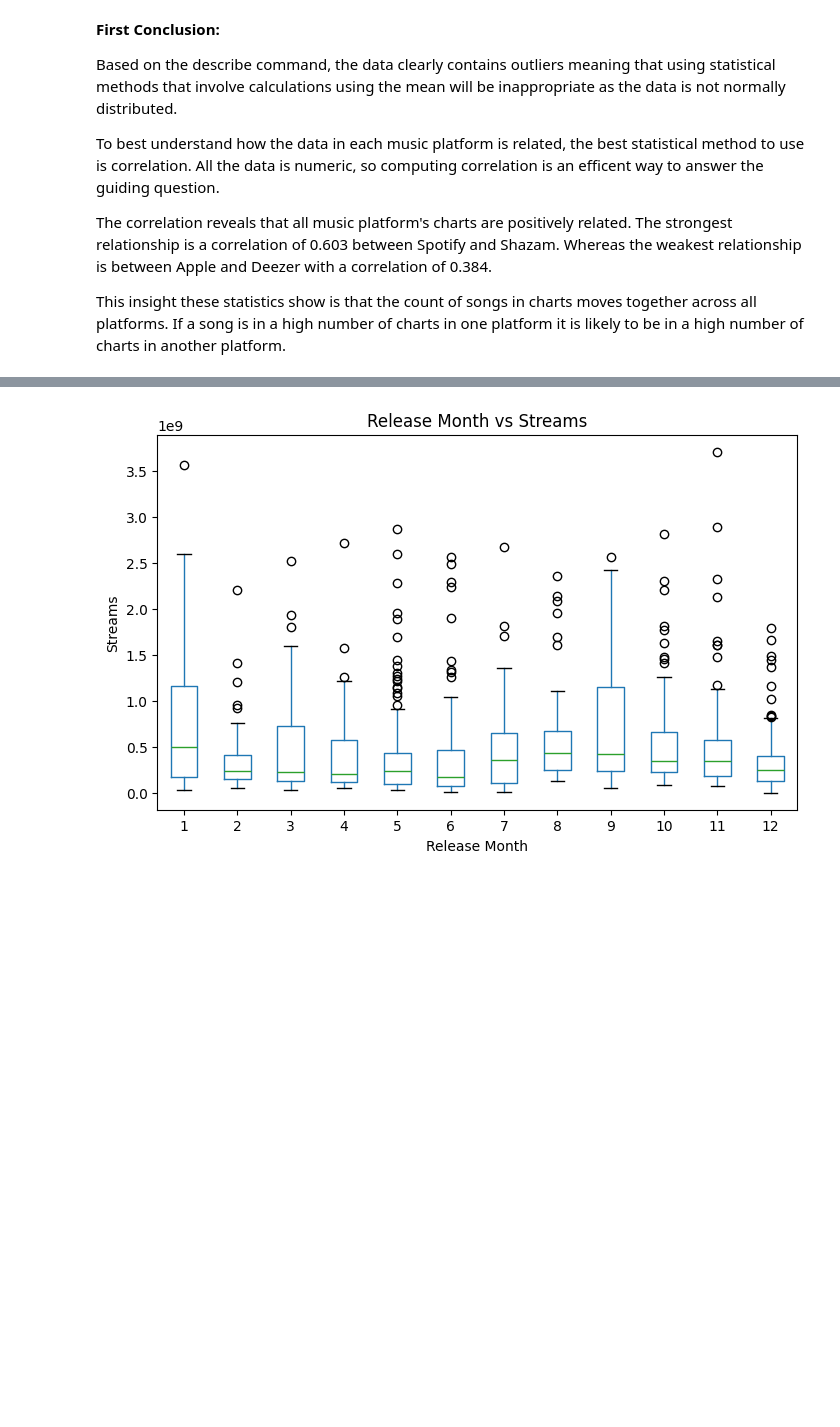
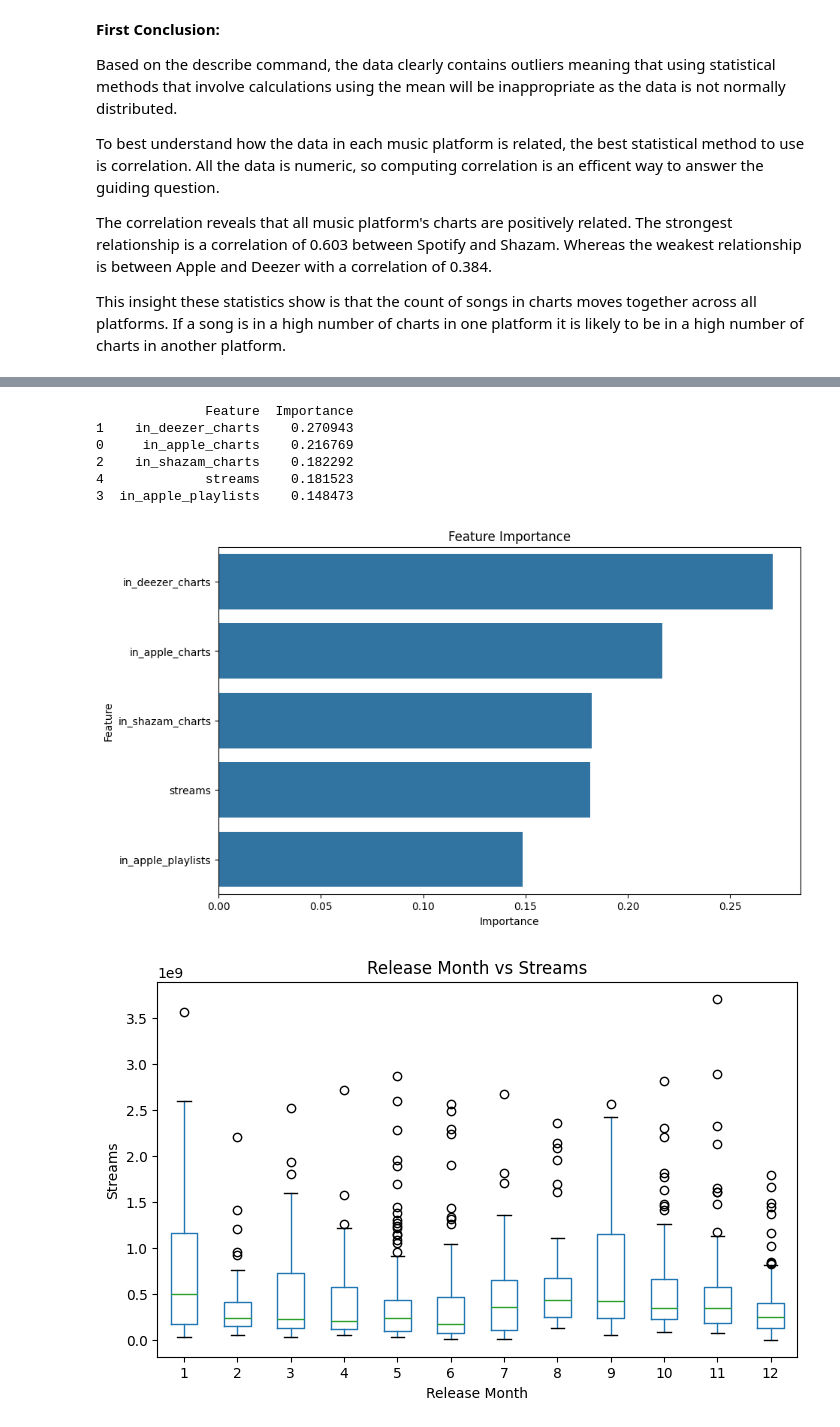
Before and after one commit to JoshuaHildebrand/CMSC320_Project, a Jupyter notebook: Project.ipynb, the cells around one changed output, grey strips where cells are left out. Cells and saved outputs as stored; diff of their text form; code cells hidden in the pictures; blank space fills up the shorter version.

```diff
--- a/Project.ipynb
+++ b/Project.ipynb
@@ -184,0 +186,7 @@ Cross-validated Accuracy: 0.7910990712074304 (+/- 0.031257661120362316)
+# %%
+#Evaluate Performance of Model
+model.fit(X_train_scaled, y_train)
+y_pred = model.predict(X_test_scaled)
+accuracy = accuracy_score(y_test, y_pred)
+print(f"Accuracy: {accuracy}")
+print(classification_report(y_test, y_pred))
@@ -185,3 +203,28 @@ Cross-validated Accuracy: 0.7910990712074304 (+/- 0.031257661120362316)
+# %%
+importances = model.feature_importances_
+feature_importance_df = pd.DataFrame({
+    'Feature': X.columns,
+    'Importance': importances})
+feature_importance_df = feature_importance_df.sort_values(by='Importance',
+                                                          ascending=False)
+
+print(feature_importance_df)
+# %% [output]
+              Feature  Importance
+1    in_deezer_charts    0.270943
+0     in_apple_charts    0.216769
+2    in_shazam_charts    0.182292
+4             streams    0.181523
+3  in_apple_playlists    0.148473
+# %%
+plt.figure(figsize=(10, 6))
+sns.barplot(x='Importance', y='Feature', data=feature_importance_df)
+plt.title('Feature Importance')
+plt.xlabel('Importance')
+plt.ylabel('Feature')
+plt.show()
+# %% [output]
+[figure, added]
 # %%
 df.dtypes
 df['streams'] = pd.to_numeric(df['streams'], errors='coerce')
```
Also changed, not shown: parts of 4 cells of this notebook.
